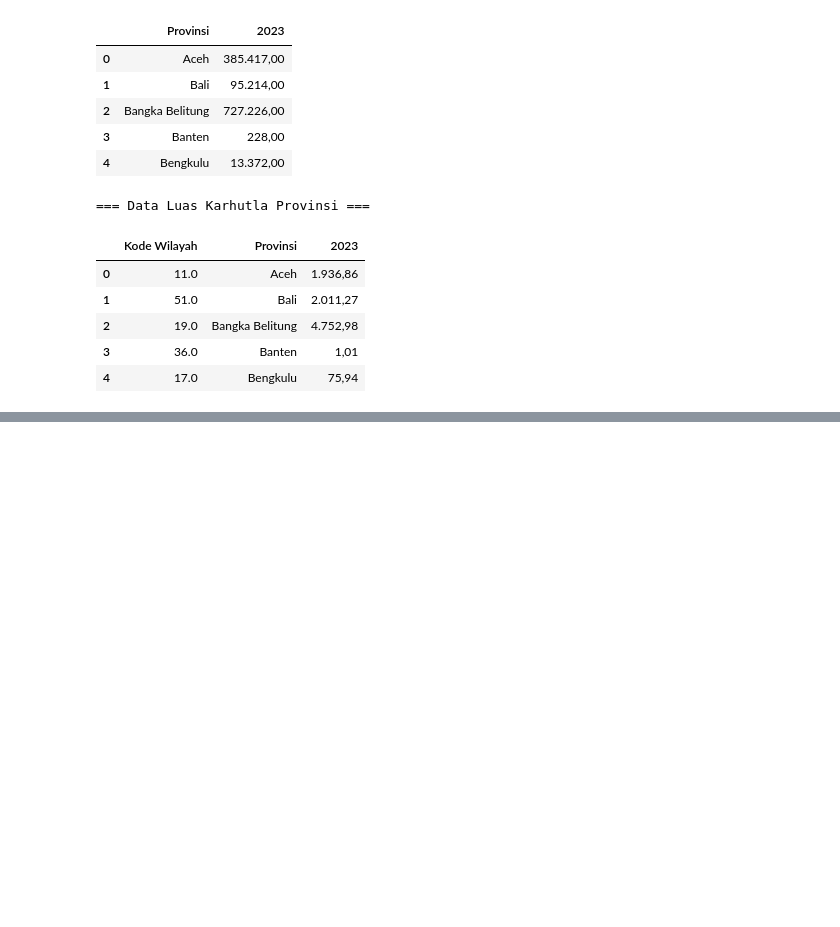
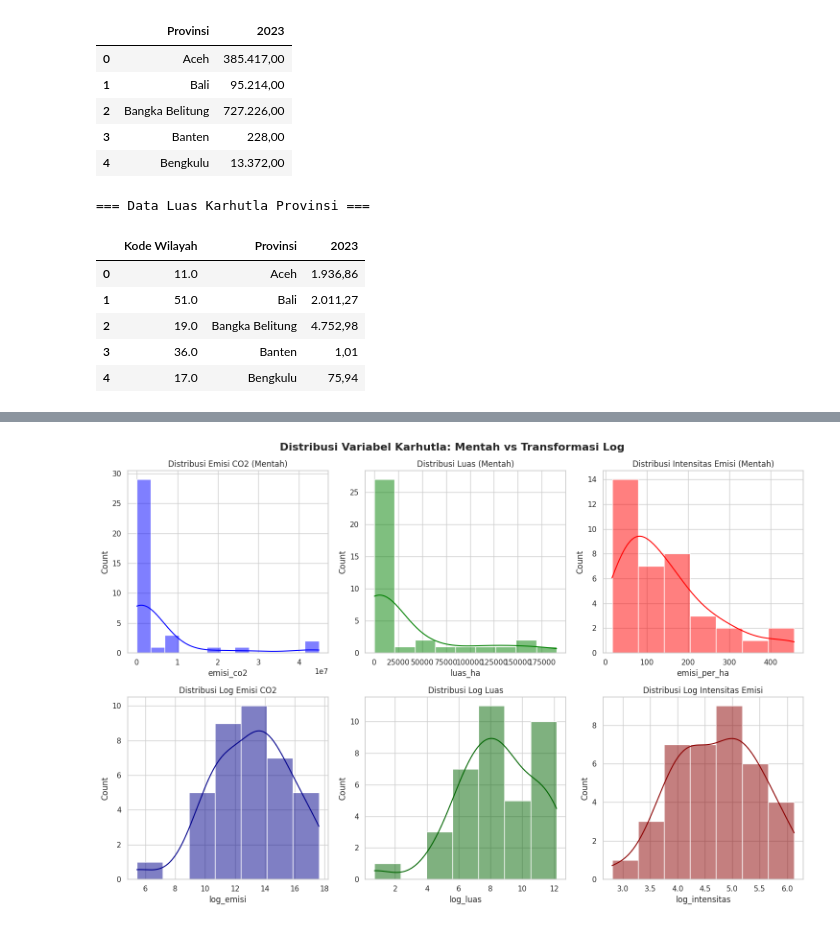
Before and after one commit to ImNotDanish05/2026_Pembelajaran-Mesin_TI-3A, a Jupyter notebook: Week_11/Main.ipynb, the cells around one changed output, grey strips where cells are left out. Cells and saved outputs as stored; diff of their text form; code cells hidden in the pictures; blank space fills up the shorter version.

```diff
--- a/Week_11/Main.ipynb
+++ b/Week_11/Main.ipynb
@@ -258,0 +157,12 @@ File berhasil disimpan ke: hasil_clustering_karhutla_emisi.csv
+# %%
+df['emisi_per_ha'] = np.where(df['luas_ha'] > 0, df['emisi_co2'] / df['luas_ha'], np.nan)
+df_clust = df[df['luas_ha'] > 0].copy().reset_index(drop=True)
+dikeluarkan = sorted(set(df['Provinsi']) - set(df_clust['Provinsi']))
+print('Dikeluarkan dari clustering:', dikeluarkan)
+assert dikeluarkan == ['DKI Jakarta']
+assert len(df_clust) == 37
+
+df_clust['log_emisi'] = np.log1p(df_clust['emisi_co2'])
+df_clust['log_luas'] = np.log1p(df_clust['luas_ha'])
+df_clust['log_intensitas'] = np.log1p(df_clust['emisi_per_ha'])
+display(df_clust.sort_values('emisi_per_ha', ascending=False))
@@ -258,0 +192,80 @@ File berhasil disimpan ke: hasil_clustering_karhutla_emisi.csv
+# %%
+# a) Describe
+print("=== Statistik Deskriptif ===")
+display(df_clust[['emisi_co2', 'luas_ha', 'emisi_per_ha']].describe())
+
+# b) Skewness Tabel
+skew_table = pd.DataFrame({
+    'Variabel': ['Emisi CO2', 'Luas Karhutla', 'Intensitas Emisi per Ha'],
+    'Skewness Mentah': [df_clust['emisi_co2'].skew(), df_clust['luas_ha'].skew(), df_clust['emisi_per_ha'].skew()],
+    'Skewness Log': [df_clust['log_emisi'].skew(), df_clust['log_luas'].skew(), df_clust['log_intensitas'].skew()]
+})
+print("\n=== Skewness Data Mentah vs Log ===")
+display(skew_table)
+
+# c) fig01_distribusi_mentah_vs_log
+fig1, axes1 = plt.subplots(2, 3, figsize=(15, 10))
+fig1.suptitle('Distribusi Variabel Karhutla: Mentah vs Transformasi Log', fontsize=16, fontweight='bold')
+
+# Row 1 - Mentah
+sns.histplot(df_clust['emisi_co2'], ax=axes1[0,0], kde=True, color='blue')
+axes1[0,0].set_title('Distribusi Emisi CO2 (Mentah)')
+sns.histplot(df_clust['luas_ha'], ax=axes1[0,1], kde=True, color='green')
+axes1[0,1].set_title('Distribusi Luas (Mentah)')
+sns.histplot(df_clust['emisi_per_ha'], ax=axes1[0,2], kde=True, color='red')
+axes1[0,2].set_title('Distribusi Intensitas Emisi (Mentah)')
+
+# Row 2 - Log
+sns.histplot(df_clust['log_emisi'], ax=axes1[1,0], kde=True, color='darkblue')
+axes1[1,0].set_title('Distribusi Log Emisi CO2')
+sns.histplot(df_clust['log_luas'], ax=axes1[1,1], kde=True, color='darkgreen')
+axes1[1,1].set_title('Distribusi Log Luas')
+sns.histplot(df_clust['log_intensitas'], ax=axes1[1,2], kde=True, color='darkred')
+axes1[1,2].set_title('Distribusi Log Intensitas Emisi')
+
+plt.tight_layout()
+simpan_fig(fig1, 'fig01_distribusi_mentah_vs_log')
+plt.show()
+
+# d) fig02_korelasi_mentah_vs_log
+fig2, axes2 = plt.subplots(1, 2, figsize=(14, 6))
+fig2.suptitle('Matriks Korelasi Pearson: Mentah vs Transformasi Log', fontsize=16, fontweight='bold')
+
+sns.heatmap(df_clust[['emisi_co2', 'luas_ha', 'emisi_per_ha']].corr(), annot=True, fmt='.3f', vmin=-1, vmax=1, cmap='coolwarm', ax=axes2[0])
+axes2[0].set_title('Korelasi Data Mentah')
+
+sns.heatmap(df_clust[['log_emisi', 'log_luas', 'log_intensitas']].corr(), annot=True, fmt='.3f', vmin=-1, vmax=1, cmap='coolwarm', ax=axes2[1])
+axes2[1].set_title('Korelasi Data Setelah Log')
+
+simpan_fig(fig2, 'fig02_korelasi_mentah_vs_log')
+plt.show()
+
+# e) fig03_top10
+fig3, axes3 = plt.subplots(1, 3, figsize=(18, 6))
+fig3.suptitle('10 Provinsi Teratas berdasarkan Karakteristik Karhutla 2023', fontsize=16, fontweight='bold')
+
+top_emisi = df_clust.nlargest(10, 'emisi_co2')
+sns.barplot(x='emisi_co2', y='Provinsi', data=top_emisi, ax=axes3[0], palette='Blues_r')
+axes3[0].set_title('Top 10 Emisi CO2')
+axes3[0].set_xlabel('Emisi CO2')
+
+top_luas = df_clust.nlargest(10, 'luas_ha')
+sns.barplot(x='luas_ha', y='Provinsi', data=top_luas, ax=axes3[1], palette='Greens_r')
+axes3[1].set_title('Top 10 Luas Kebakaran (ha)')
+axes3[1].set_xlabel('Luas Terbakar (ha)')
+
+top_int = df_clust.nlargest(10, 'emisi_per_ha')
+sns.barplot(x='emisi_per_ha', y='Provinsi', data=top_int, ax=axes3[2], palette='Reds_r')
+axes3[2].set_title('Top 10 Intensitas Emisi (per ha)')
+axes3[2].set_xlabel('Intensitas (Emisi/ha)')
+
+plt.tight_layout()
+simpan_fig(fig3, 'fig03_top10')
+plt.show()
+
+# f) Print korelasi log
+corr_emisi_luas = df_clust['log_emisi'].corr(df_clust['log_luas'])
+corr_luas_intensitas = df_clust['log_luas'].corr(df_clust['log_intensitas'])
+print(f"Korelasi log_emisi - log_luas: {corr_emisi_luas:.6f}")
+print(f"Korelasi log_luas - log_intensitas: {corr_luas_intensitas:.6f}")
+# %% [output]
@@ -258,0 +287 @@ File berhasil disimpan ke: hasil_clustering_karhutla_emisi.csv
+[figure, added]
```
Also changed, not shown: parts of 41 cells of this notebook.
